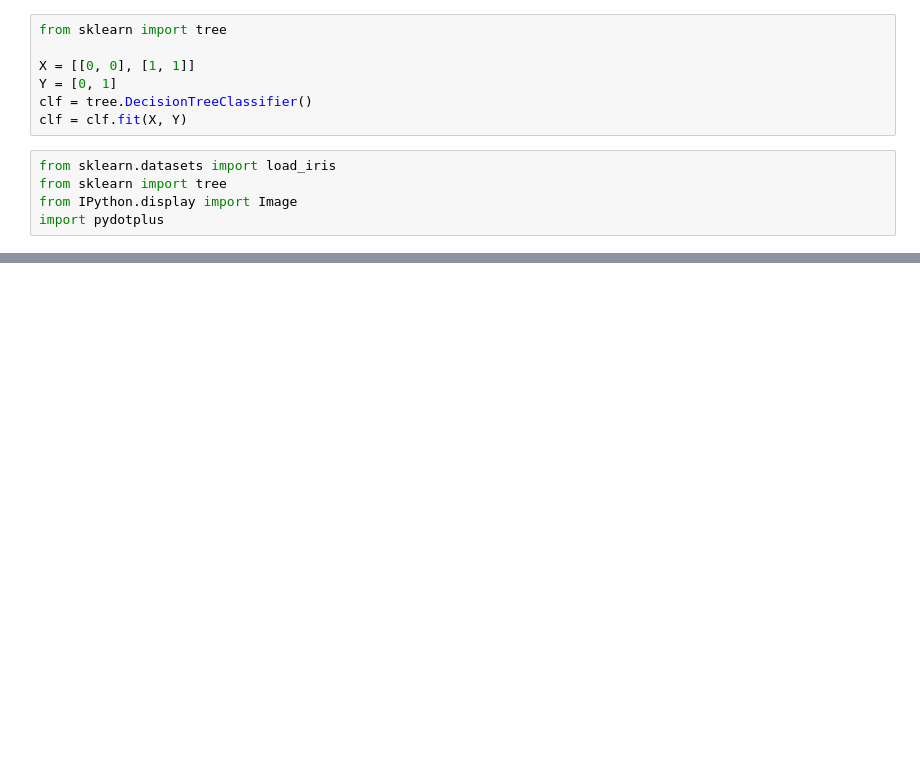
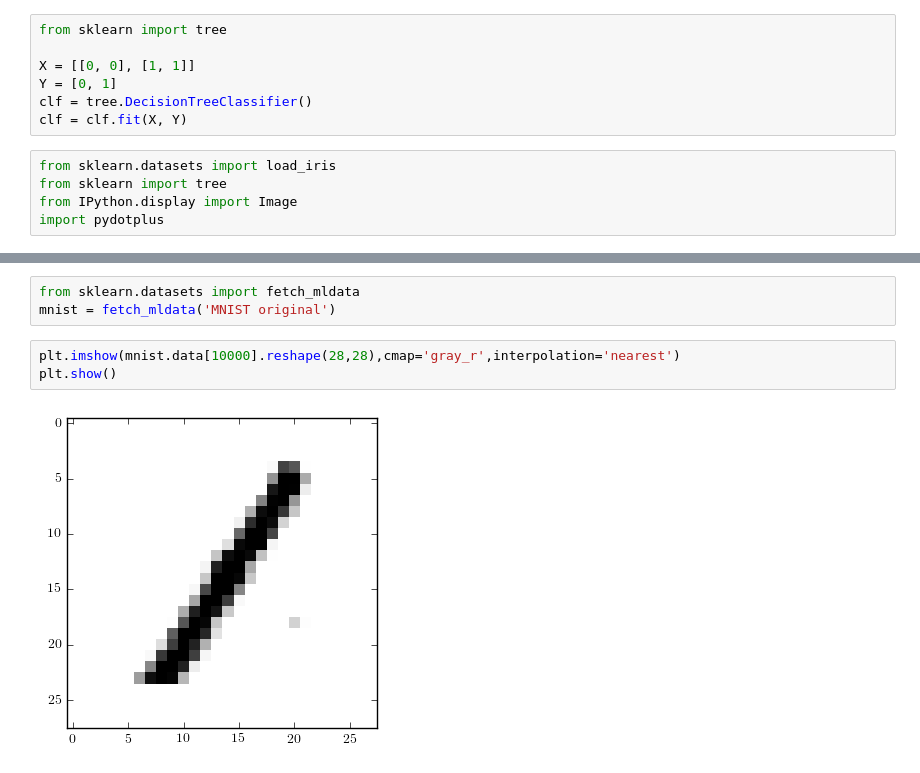
Before and after one commit to atcemgil/notes, a Jupyter notebook: DecisionTree.ipynb, the cells around one changed output, grey strips where cells are left out. Drawn from its saved outputs; the diff is of its cells as text; blank space fills up the shorter version.

```diff
--- a/DecisionTree.ipynb
+++ b/DecisionTree.ipynb
@@ -111,0 +134,8 @@ Image(graph.create_png())
+# %%
+from sklearn.datasets import fetch_mldata
+mnist = fetch_mldata('MNIST original')
+# %%
+plt.imshow(mnist.data[10000].reshape(28,28),cmap='gray_r',interpolation='nearest')
+plt.show()
+# %% [output]
+[figure, added]
```
Also changed, not shown: parts of 12 cells of this notebook, 17 other files.
